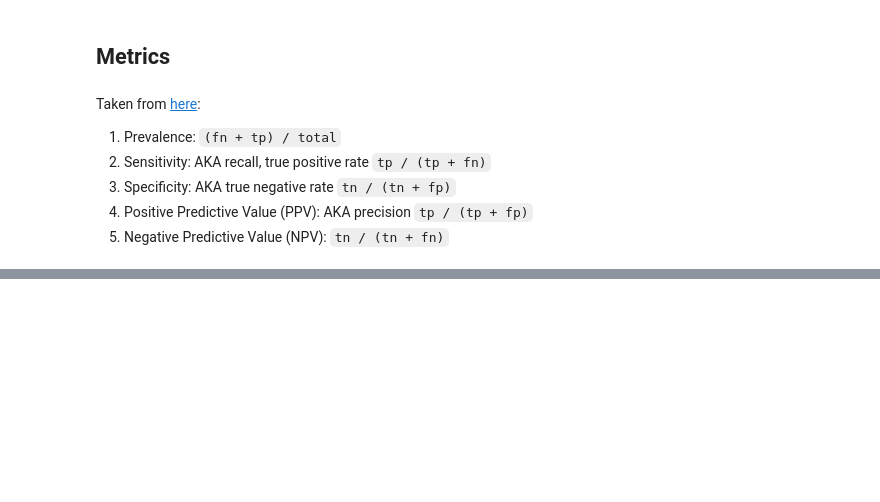
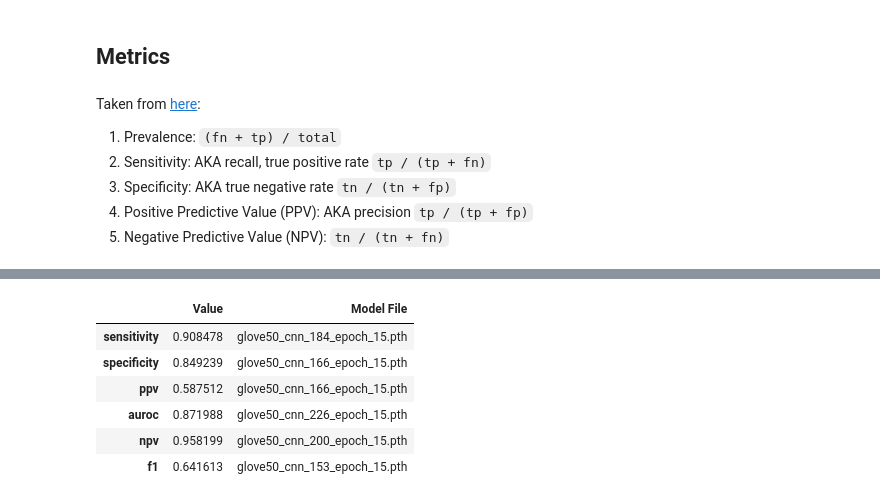
Before and after one commit to sudarshan85/imminent-adm-mimic, a Jupyter notebook: cnn/cnn_classifier.ipynb, the cells around one changed output, grey strips where cells are left out. Saved outputs shown, nothing was run; the diff lists cells and outputs as text; code cells hidden in the pictures; blank space fills up the shorter version.

```diff
--- a/cnn/cnn_classifier.ipynb
+++ b/cnn/cnn_classifier.ipynb
@@ -293,6 +268,8 @@ with open(args.workdir/'preds.pkl', 'rb') as f:
   targs = pickle.load(f)
   preds = pickle.load(f)
   probs = pickle.load(f)
+
+fnames = [f'glove50_cnn_{seed}_epoch_15.pth' for seed in range(args.start_seed, args.start_seed + 100)]
 # %%
 bam = BinaryAvgMetrics(targs, preds, probs)
 bam.get_avg_metrics()
@@ -298,0 +284,10 @@ bam.get_avg_metrics()
+# %%
+get_best_model(bam, fnames)
+# %% [output]
+|  | Value | Model File |
+| sensitivity | 0.908478 | glove50_cnn_184_epoch_15.pth |
+| specificity | 0.849239 | glove50_cnn_166_epoch_15.pth |
+| ppv | 0.587512 | glove50_cnn_166_epoch_15.pth |
+| auroc | 0.871988 | glove50_cnn_226_epoch_15.pth |
+| npv | 0.958199 | glove50_cnn_200_epoch_15.pth |
+| f1 | 0.641613 | glove50_cnn_153_epoch_15.pth |
```
Also changed, not shown: parts of 13 cells of this notebook, 2 other files.
